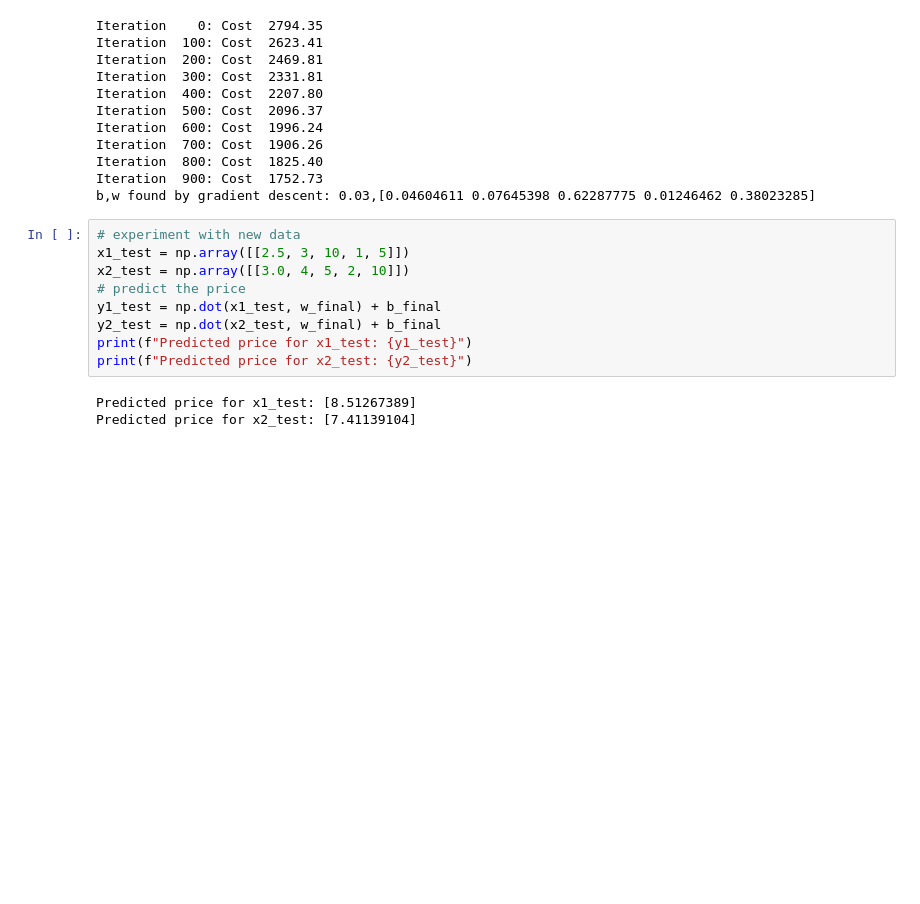
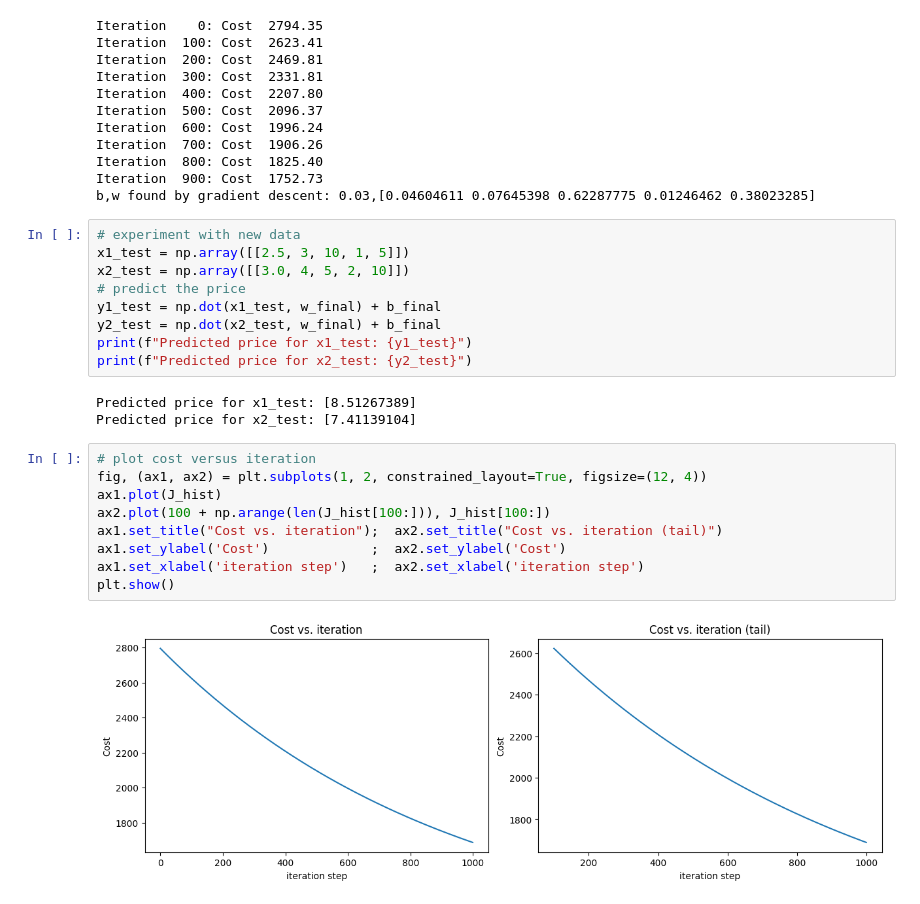
Before and after one commit to AndrewVu-VuGiaTue/House_Price_Prediction_Multiple_Features, a Jupyter notebook: linear_regression.ipynb, the cells around one changed output. Drawn from its saved outputs; the diff is of its cells as text; blank space fills up the shorter version.

```diff
--- a/linear_regression.ipynb
+++ b/linear_regression.ipynb
@@ -128,3 +128,14 @@ print(f"Predicted price for x2_test: {y2_test}")
 # %% [output]
 Predicted price for x1_test: [8.51267389]
 Predicted price for x2_test: [7.41139104]
+# %%
+# plot cost versus iteration
+fig, (ax1, ax2) = plt.subplots(1, 2, constrained_layout=True, figsize=(12, 4))
+ax1.plot(J_hist)
+ax2.plot(100 + np.arange(len(J_hist[100:])), J_hist[100:])
+ax1.set_title("Cost vs. iteration");  ax2.set_title("Cost vs. iteration (tail)")
+ax1.set_ylabel('Cost')             ;  ax2.set_ylabel('Cost')
+ax1.set_xlabel('iteration step')   ;  ax2.set_xlabel('iteration step')
+plt.show()
+# %% [output]
+[figure, added]
```
